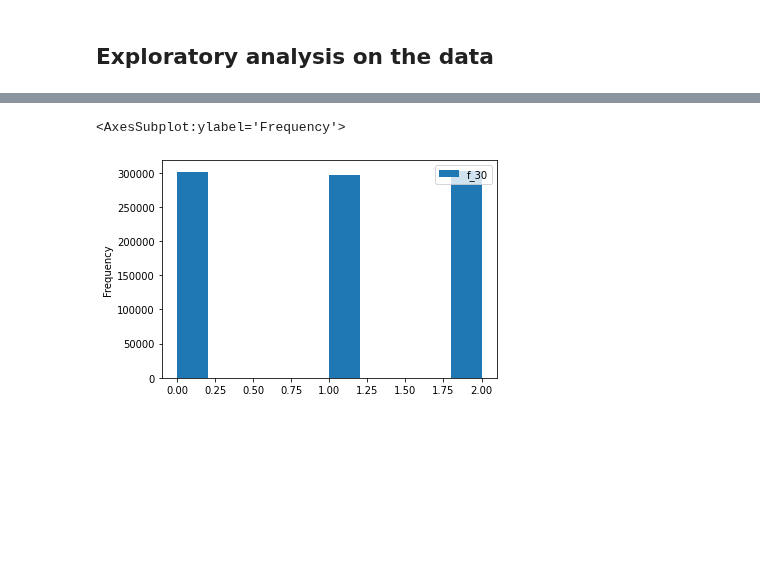
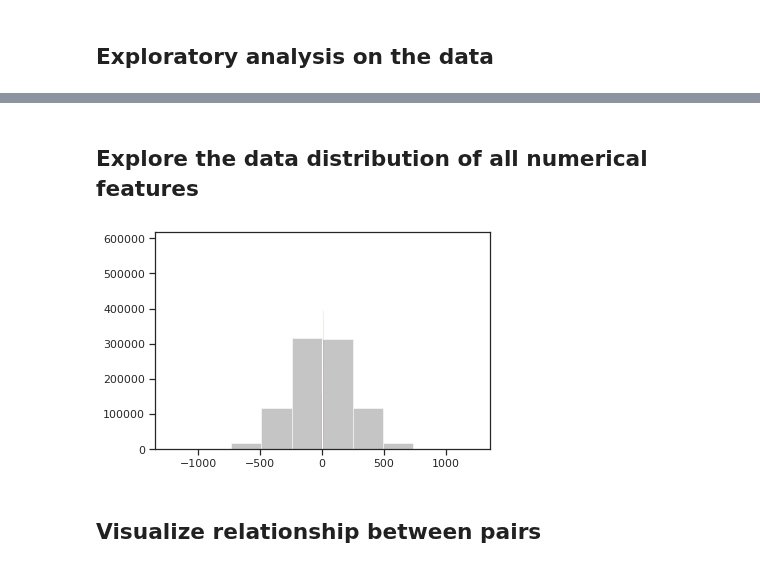
Before and after one commit to silvererudite/30-for-30-ml-projects, a Jupyter notebook: kaggle-competitions/may-tabular-exploration.ipynb, the cells around one changed output, grey strips where cells are left out. Saved outputs shown, nothing was run; the diff lists cells and outputs as text; code cells hidden in the pictures; blank space fills up the shorter version.

```diff
--- a/kaggle-competitions/may-tabular-exploration.ipynb
+++ b/kaggle-competitions/may-tabular-exploration.ipynb
@@ -89,5 +93,13 @@ label = df['target']
-# %%
-df_random.plot(x="id",y="f_30", kind="hist")
-# %% [output]
-<AxesSubplot:ylabel='Frequency'>
-[figure, removed]
+# %% [markdown]
+## Explore the data distribution of all numerical features
+# %%
+columns = ['f_00', 'f_01', 'f_02', 'f_03', 'f_04', 'f_05', 'f_06', 'f_07',
+       'f_08', 'f_09', 'f_10', 'f_11', 'f_12', 'f_13', 'f_14', 'f_15', 'f_16',
+       'f_17', 'f_18', 'f_19', 'f_20', 'f_21', 'f_22', 'f_23', 'f_24', 'f_25',
+       'f_26', 'f_28', 'f_29', 'f_30']
+for col in columns:
+    plt.hist(df[col], alpha=0.5)
+# %% [output]
+[figure, added]
+# %% [markdown]
+## Visualize relationship between pairs
```
Also changed, not shown: parts of 6 cells of this notebook.
